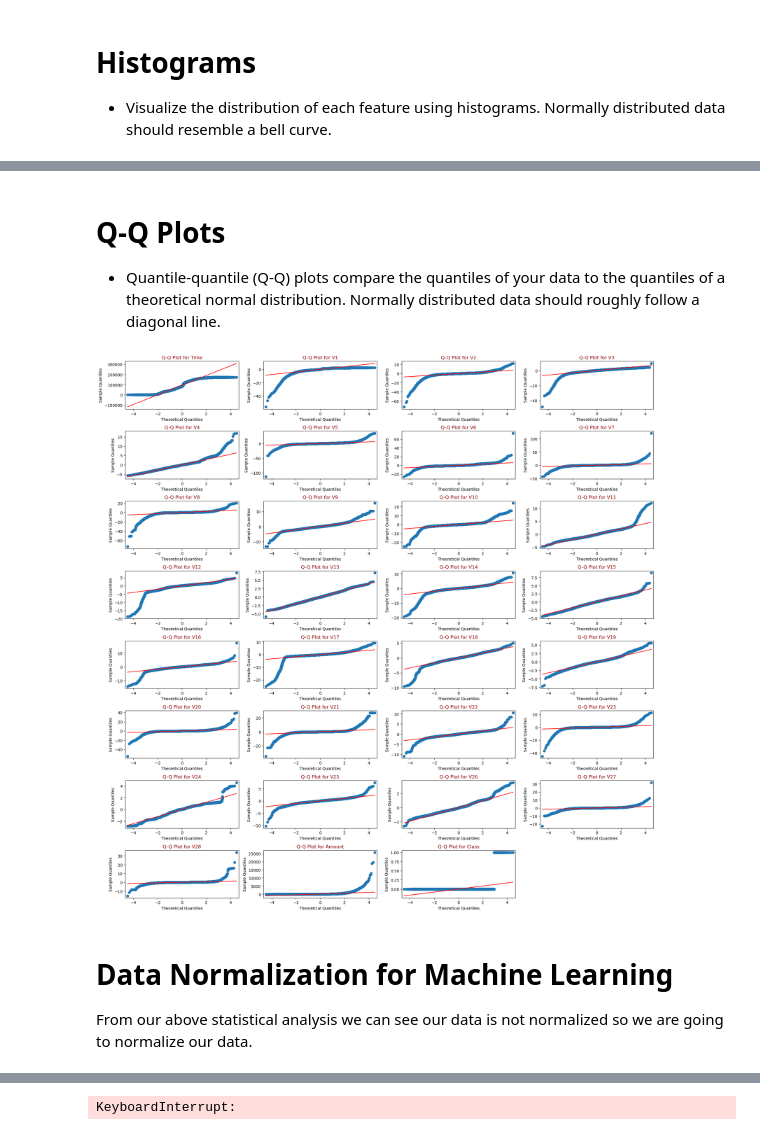
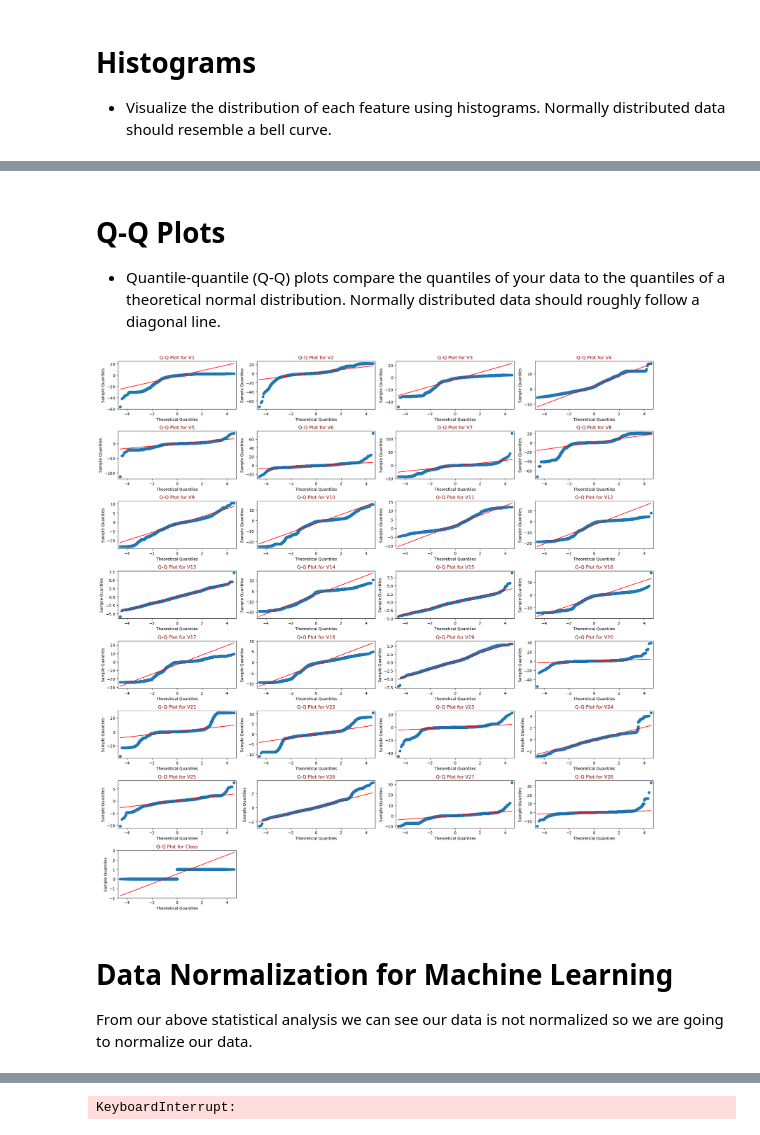
Before and after one commit to AnkitDogra-07/Research-CSE-V, a Jupyter notebook: Work/Notebooks for Data Cleaning/preprocessing.ipynb, the cells around one changed output, grey strips where cells are left out. Drawn from its saved outputs; the diff is of its cells as text; code cells hidden in the pictures.

```diff
--- a/Work/Notebooks for Data Cleaning/preprocessing.ipynb
+++ b/Work/Notebooks for Data Cleaning/preprocessing.ipynb
@@ -204,21 +199,21 @@ draw_histograms(main_df, new_df.columns, 8, 4)
 # %% [markdown]
-# Q-Q Plots
+# **Q-Q Plots**
 - Quantile-quantile (Q-Q) plots compare the quantiles of your data to the quantiles of a theoretical normal distribution. Normally distributed data should roughly follow a diagonal line.
 # %%
 def draw_qq_plots(df, features, rows, columns):
     fig = plt.figure(figsize=(20, 20))
     for i, feature in enumerate(features):
         ax = fig.add_subplot(rows, columns, i+1)
         sm.qqplot(df[feature], line='s', ax=ax)
         ax.set_title(f'Q-Q Plot for {feature}', color='DarkRed')
     fig.tight_layout()
     plt.show()
 
-draw_qq_plots(main_df, main_df.columns, 8, 4)
+draw_qq_plots(new_df, new_df.columns, 8, 4)
 # %% [output]
-[figure, old version]
+[figure, new version]
 # %% [markdown]
-# Data Normalization for Machine Learning
+# **Data Normalization for Machine Learning**
 From our above statistical analysis we can see our data is not normalized so we are going to normalize our data.
 # %%
 from sklearn.preprocessing import StandardScaler
```
Also changed, not shown: parts of 10 cells of this notebook.
